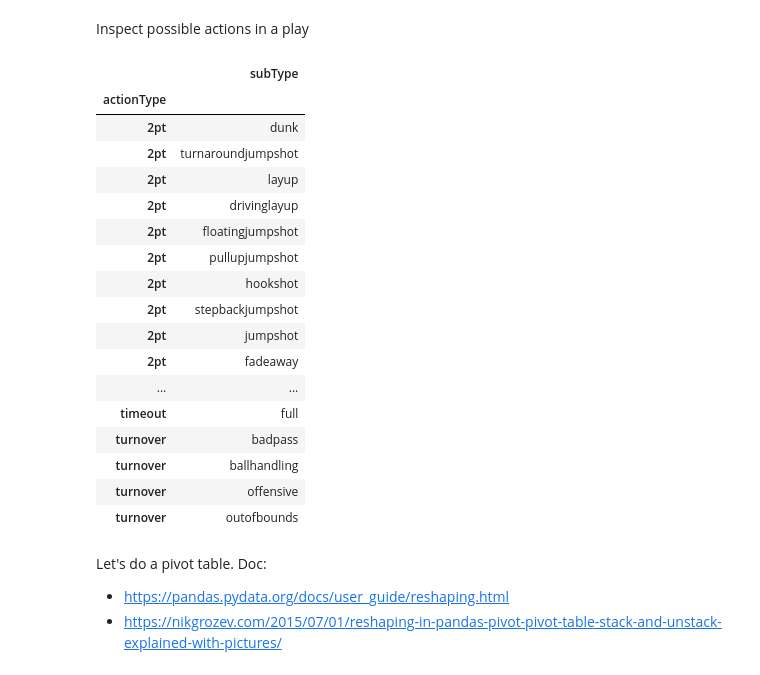
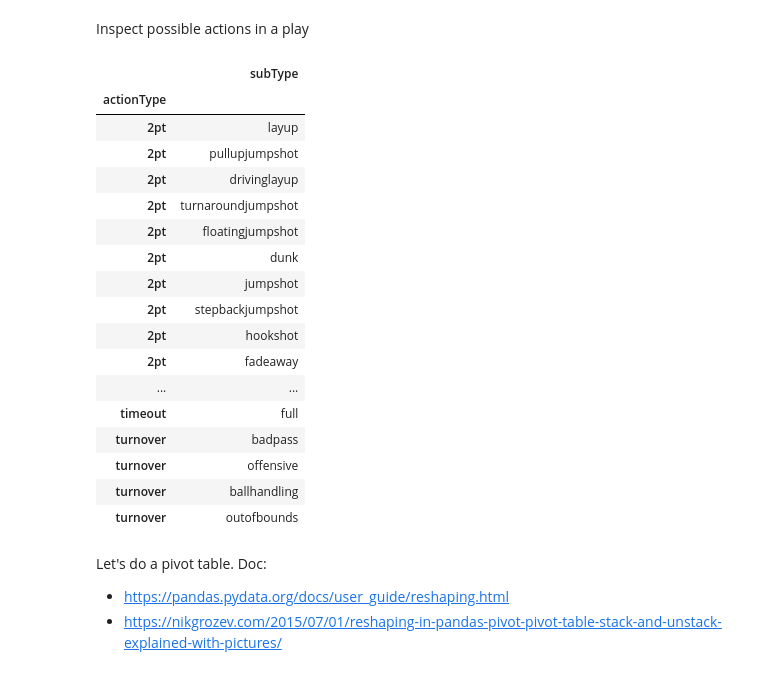
Before and after one commit to ssardina/pynbl, a Jupyter notebook: bball_stas.ipynb, the cells around one changed output. Saved outputs shown, nothing was run; the diff lists cells and outputs as text; code cells hidden in the pictures.

```diff
--- a/bball_stas.ipynb
+++ b/bball_stas.ipynb
@@ -101,26 +126,26 @@ AttributeError: module 'tools' has no attribute 'pbp_get_ranges_df'
 Inspect possible actions in a play
 # %%
 # inspect all actions and sub-actions that can be done in a play
-actions = tools.pbp_get_actions(pbp2_df)
+actions = bball_stats.pbp_get_actions(pbp_df)
 actions
 # %% [output]
 |  | subType |
 | actionType |  |
+| 2pt | layup |
+| 2pt | pullupjumpshot |
+| 2pt | drivinglayup |
+| 2pt | turnaroundjumpshot |
+| 2pt | floatingjumpshot |
 | 2pt | dunk |
-| 2pt | turnaroundjumpshot |
-| 2pt | layup |
-| 2pt | drivinglayup |
-| 2pt | floatingjumpshot |
-| 2pt | pullupjumpshot |
+| 2pt | jumpshot |
+| 2pt | stepbackjumpshot |
 | 2pt | hookshot |
-| 2pt | stepbackjumpshot |
-| 2pt | jumpshot |
 | 2pt | fadeaway |
 | ... | ... |
 | timeout | full |
 | turnover | badpass |
+| turnover | offensive |
 | turnover | ballhandling |
-| turnover | offensive |
 | turnover | outofbounds |
 # %% [markdown]
 Let's do a pivot table. Doc:
```
Also changed, not shown: parts of 6 cells of this notebook, 3 other files.
